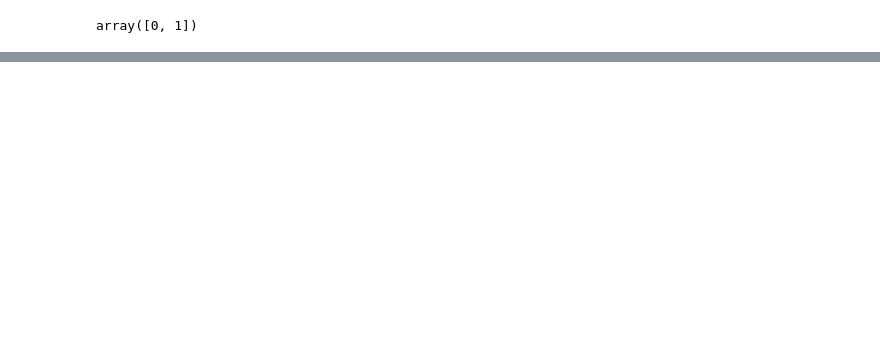
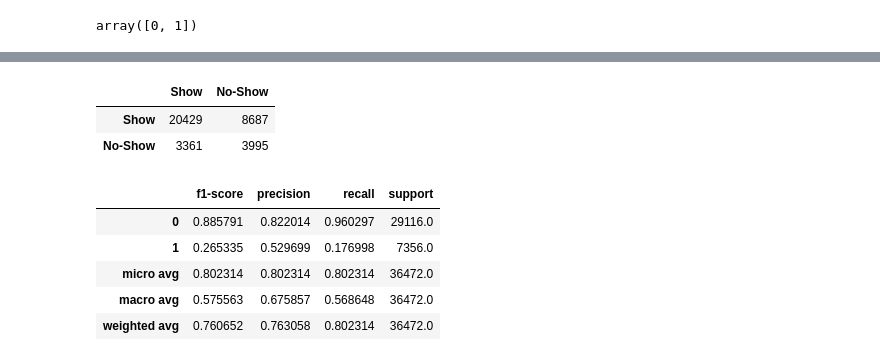
Before and after one commit to modw/medical-appointment-noshow, a Jupyter notebook: EDA and classification.ipynb, the cells around one changed output, grey strips where cells are left out. Saved outputs shown, nothing was run; the diff lists cells and outputs as text; code cells hidden in the pictures; blank space fills up the shorter version.

```diff
--- a/EDA and classification.ipynb
+++ b/EDA and classification.ipynb
@@ -538,0 +574,15 @@ pd.DataFrame(classification_report(y_test, y_pred, output_dict=True)).T
+# %%
+cm(X_test, y_test)
+# %% [output]
+|  | Show | No-Show |
+| Show | 20429 | 8687 |
+| No-Show | 3361 | 3995 |
+# %%
+cr(X_test, y_test)
+# %% [output]
+|  | f1-score | precision | recall | support |
+| 0 | 0.885791 | 0.822014 | 0.960297 | 29116.0 |
+| 1 | 0.265335 | 0.529699 | 0.176998 | 7356.0 |
+| micro avg | 0.802314 | 0.802314 | 0.802314 | 36472.0 |
+| macro avg | 0.575563 | 0.675857 | 0.568648 | 36472.0 |
+| weighted avg | 0.760652 | 0.763058 | 0.802314 | 36472.0 |
```
Also changed, not shown: parts of 30 cells of this notebook.
